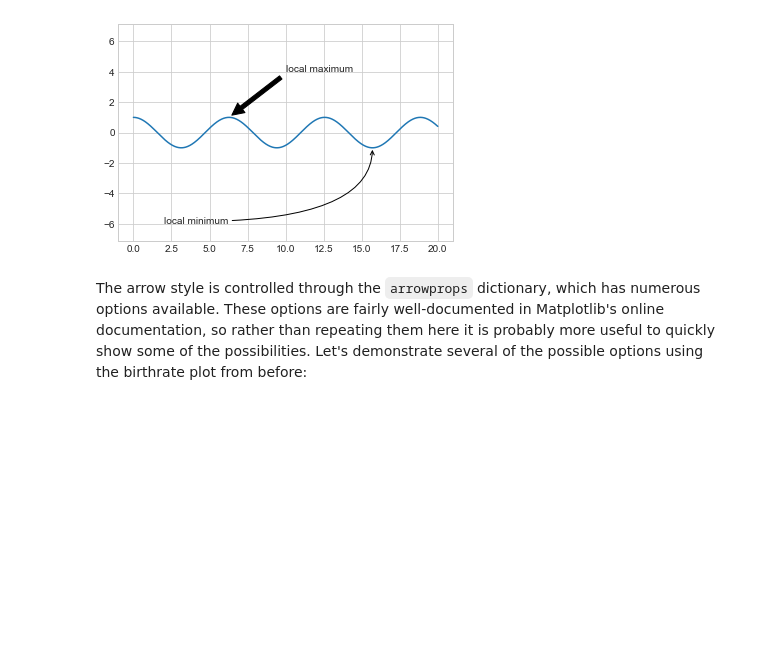
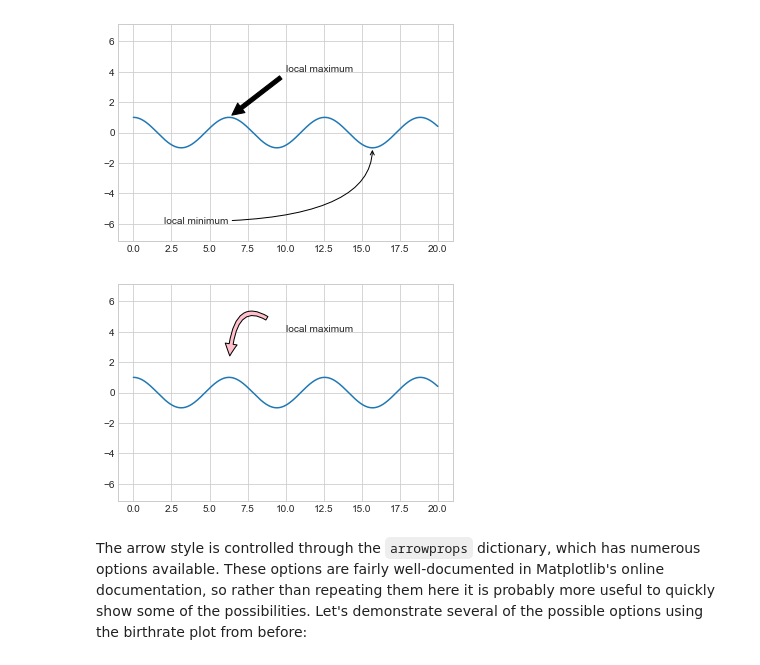
Before and after one commit to gbrs/VanderPlas_Python_DS_Handbook, a Jupyter notebook: notebooks/04.09-Text-and-Annotation.ipynb, the cells around one changed output. Cells and saved outputs as stored; diff of their text form; code cells hidden in the pictures; blank space fills up the shorter version.

Commit message:
experiment with arrows

```diff
--- a/notebooks/04.09-Text-and-Annotation.ipynb
+++ b/notebooks/04.09-Text-and-Annotation.ipynb
@@ -175,6 +175,21 @@ ax.annotate('local minimum', xy=(5 * np.pi, -1), xytext=(2, -6),
                             connectionstyle="angle3,angleA=0,angleB=-90"));
 # %% [output]
 [figure]
+# %%
+##
+fig, ax = plt.subplots()
+
+x = np.linspace(0, 20, 1000)
+ax.plot(x, np.cos(x))
+ax.axis('equal')
+
+ax.annotate('local maximum', xy=(6.28, 1), xytext=(10, 4),
+            arrowprops=dict(
+                   facecolor='pink',
+                   shrink=0.3,
+                   connectionstyle="angle3,angleA=-45,angleB=-90"));
+# %% [output]
+[figure, added]
 # %% [markdown]
 The arrow style is controlled through the ``arrowprops`` dictionary, which has numerous options available.
 These options are fairly well-documented in Matplotlib's online documentation, so rather than repeating them here it is probably more useful to quickly show some of the possibilities.
```
Also changed, not shown: parts of 1 cell of this notebook.
